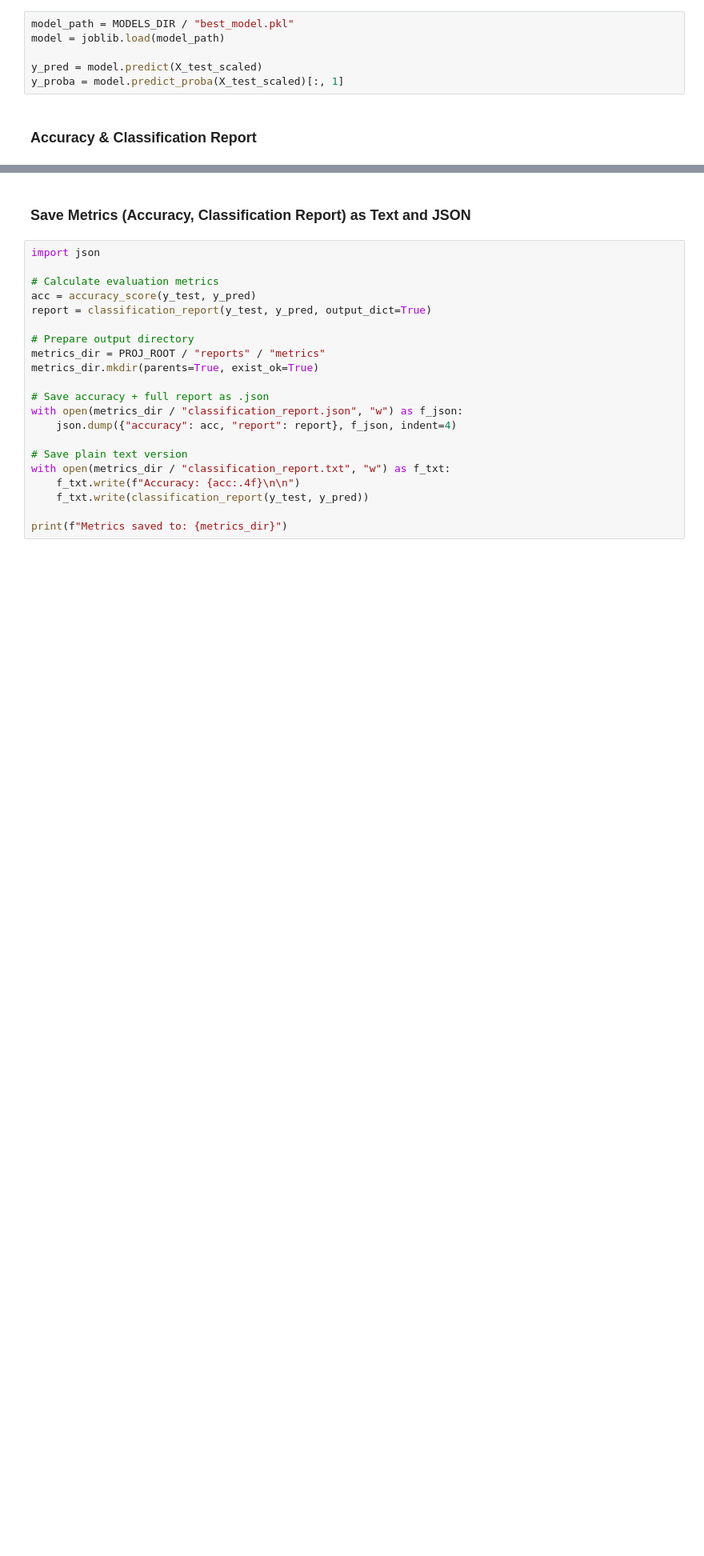
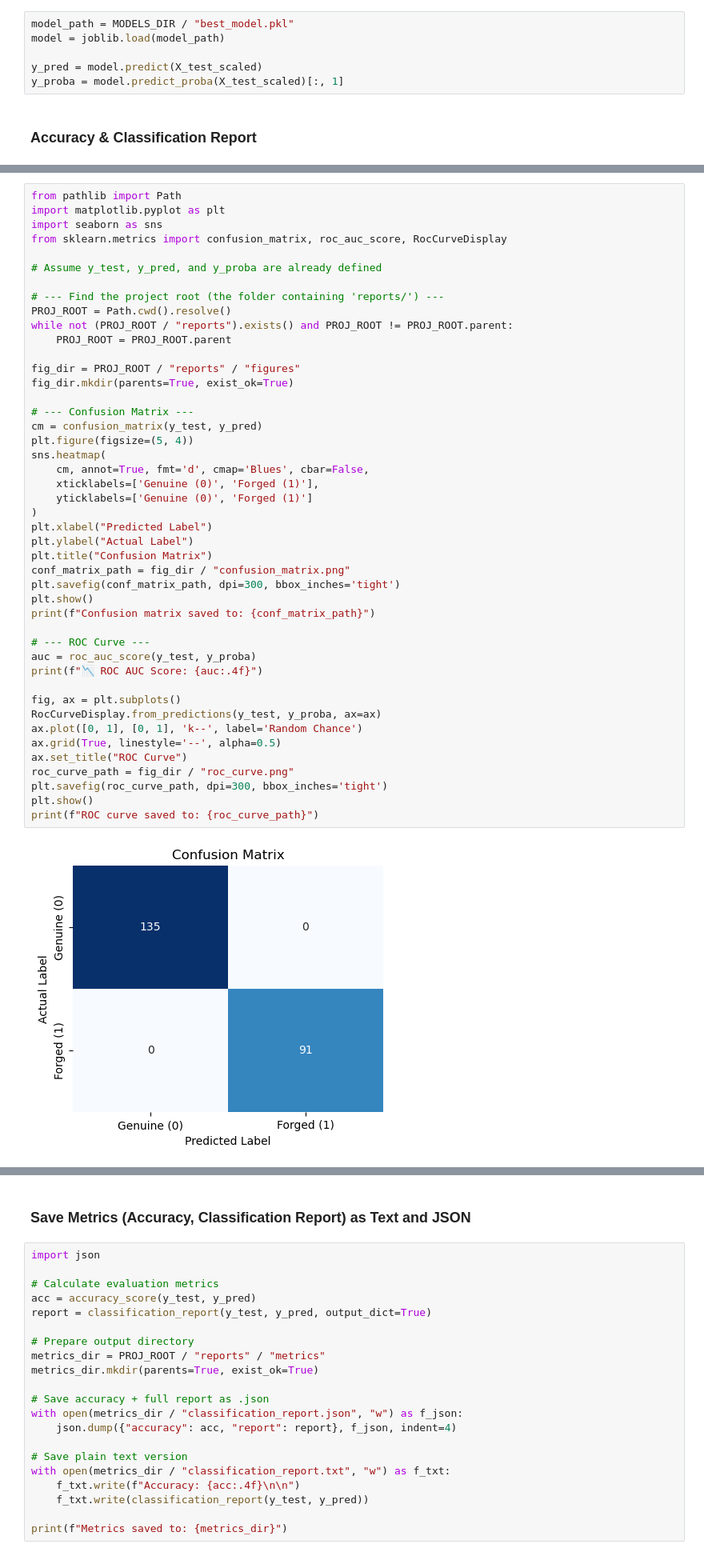
Before and after one commit to Petlaz/banknote-authentication-ml, a Jupyter notebook: notebooks/1.0-po-banknote-evaluation.ipynb, the cells around one changed output, grey strips where cells are left out. Shown at 80% size. Cells and saved outputs as stored; diff of their text form; blank space fills up the shorter version.

```diff
--- a/notebooks/1.0-po-banknote-evaluation.ipynb
+++ b/notebooks/1.0-po-banknote-evaluation.ipynb
@@ -124,0 +71,47 @@ print(f"Confusion matrix saved to: {output_path}")
+# %%
+from pathlib import Path
+import matplotlib.pyplot as plt
+import seaborn as sns
+from sklearn.metrics import confusion_matrix, roc_auc_score, RocCurveDisplay
+
+# Assume y_test, y_pred, and y_proba are already defined
+
+# --- Find the project root (the folder containing 'reports/') ---
+PROJ_ROOT = Path.cwd().resolve()
+while not (PROJ_ROOT / "reports").exists() and PROJ_ROOT != PROJ_ROOT.parent:
+    PROJ_ROOT = PROJ_ROOT.parent
+
+fig_dir = PROJ_ROOT / "reports" / "figures"
+fig_dir.mkdir(parents=True, exist_ok=True)
+
+# --- Confusion Matrix ---
+cm = confusion_matrix(y_test, y_pred)
+plt.figure(figsize=(5, 4))
+sns.heatmap(
+    cm, annot=True, fmt='d', cmap='Blues', cbar=False,
+    xticklabels=['Genuine (0)', 'Forged (1)'],
+    yticklabels=['Genuine (0)', 'Forged (1)']
+)
+plt.xlabel("Predicted Label")
+plt.ylabel("Actual Label")
+plt.title("Confusion Matrix")
+conf_matrix_path = fig_dir / "confusion_matrix.png"
+plt.savefig(conf_matrix_path, dpi=300, bbox_inches='tight')
+plt.show()
+print(f"Confusion matrix saved to: {conf_matrix_path}")
+
+# --- ROC Curve ---
+auc = roc_auc_score(y_test, y_proba)
+print(f"📉 ROC AUC Score: {auc:.4f}")
+
+fig, ax = plt.subplots()
+RocCurveDisplay.from_predictions(y_test, y_proba, ax=ax)
+ax.plot([0, 1], [0, 1], 'k--', label='Random Chance')
+ax.grid(True, linestyle='--', alpha=0.5)
+ax.set_title("ROC Curve")
+roc_curve_path = fig_dir / "roc_curve.png"
+plt.savefig(roc_curve_path, dpi=300, bbox_inches='tight')
+plt.show()
+print(f"ROC curve saved to: {roc_curve_path}")
+# %% [output]
+[figure, added]
```
Also changed, not shown: parts of 13 cells of this notebook, 5 other files.
